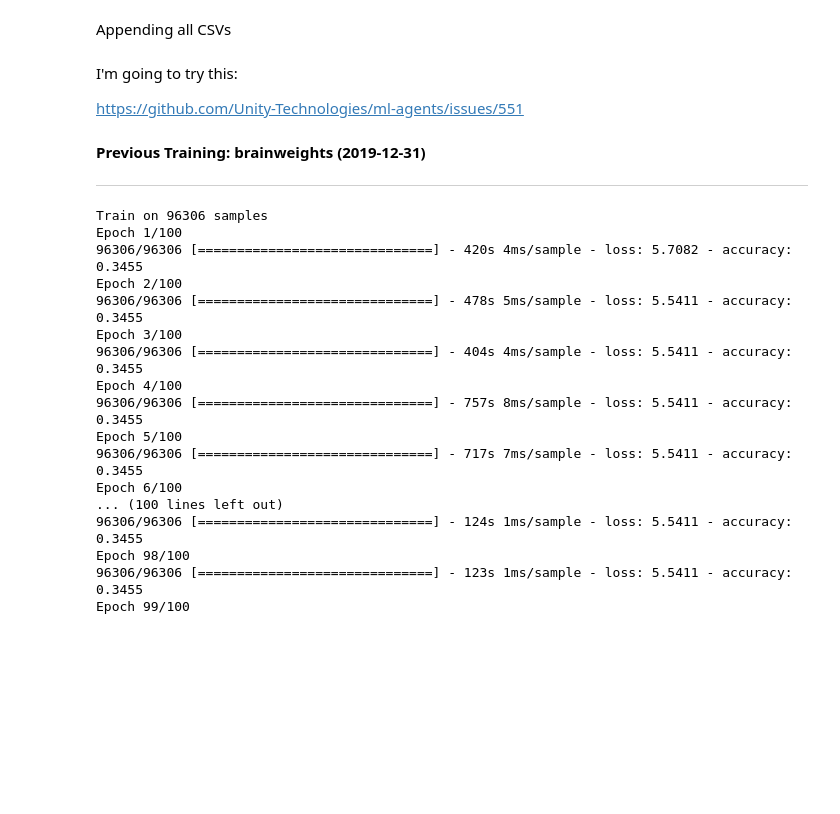
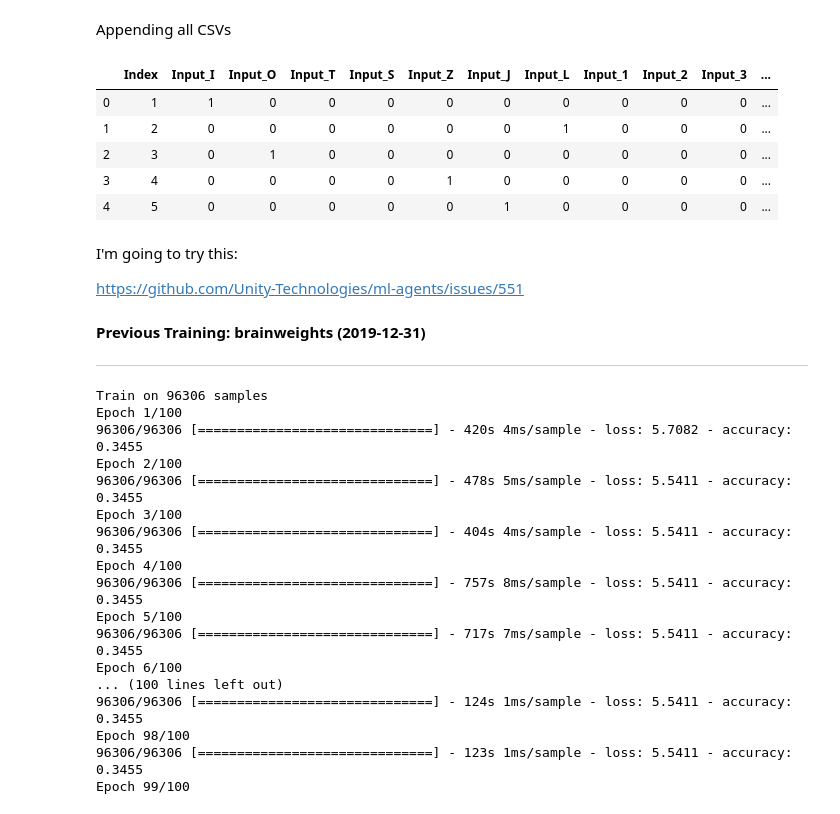
Before and after one commit to minkim25/YamTetris, a Jupyter notebook: TensorflowNetwork/NetworkTrainer.ipynb, the cells around one changed output. Drawn from its saved outputs; the diff is of its cells as text; code cells hidden in the pictures; blank space fills up the shorter version.

```diff
--- a/TensorflowNetwork/NetworkTrainer.ipynb
+++ b/TensorflowNetwork/NetworkTrainer.ipynb
@@ -259,16 +259,24 @@ columns = ['Index','Input_I'
 # %% [markdown]
 Appending all CSVs
 # %%
-df = pd.read_csv('DAta/tetris_data(0).csv')
-for i in range(1,15):
-    dfAppendPath = 'Data/tetris_data('+str(i) + ').csv'
-    dfAppend = pd.read_csv(dfAppendPath)
-    df = pd.concat([df,dfAppend])
+#df = pd.read_csv('DAta/tetris_data(0).csv')
+df = pd.read_csv('tetris_data.csv', header=None)
+#for i in range(1,15):
+#    dfAppendPath = 'Data/tetris_data('+str(i) + ').csv'
+#    dfAppend = pd.read_csv(dfAppendPath)
+#    df = pd.concat([df,dfAppend])
 
-    print('Data/tetris_data('+str(i) + ').csv')
-df = df.reset_index()
+#    print('Data/tetris_data('+str(i) + ').csv')
+#df = df.reset_index()
 df.columns = columns
 df.head()
+# %% [output]
+|  | Index | Input_I | Input_O | Input_T | Input_S | Input_Z | Input_J | Input_L | Input_1 | Input_2 | Input_3 | ... |
+| 0 | 1 | 1 | 0 | 0 | 0 | 0 | 0 | 0 | 0 | 0 | 0 | ... |
+| 1 | 2 | 0 | 0 | 0 | 0 | 0 | 0 | 1 | 0 | 0 | 0 | ... |
+| 2 | 3 | 0 | 1 | 0 | 0 | 0 | 0 | 0 | 0 | 0 | 0 | ... |
+| 3 | 4 | 0 | 0 | 0 | 0 | 1 | 0 | 0 | 0 | 0 | 0 | ... |
+| 4 | 5 | 0 | 0 | 0 | 0 | 0 | 1 | 0 | 0 | 0 | 0 | ... |
 # %% [markdown]
 I'm going to try this:
 
```
Also changed, not shown: parts of 7 cells of this notebook, 1 other file.
